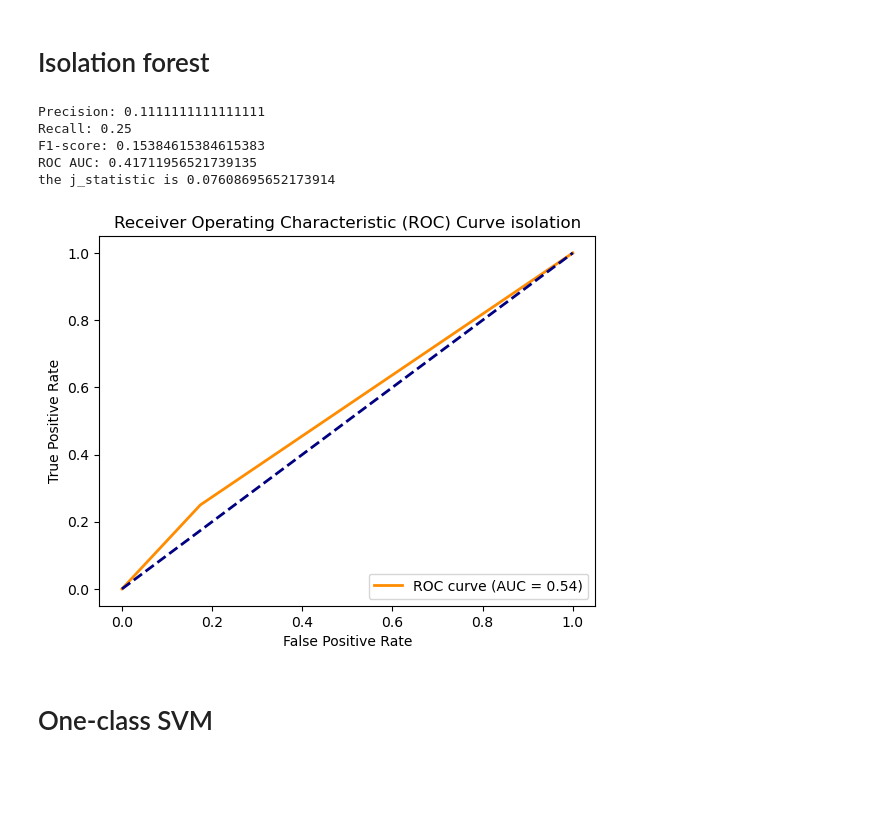
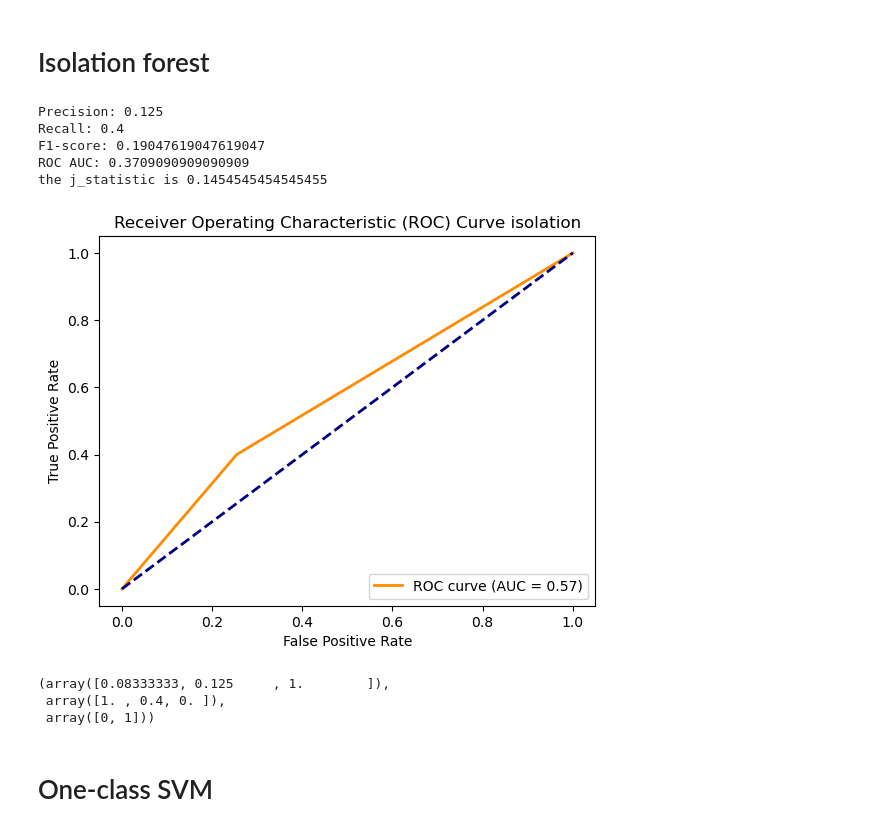
Before and after one commit to togetherthough/Deep-anomaly-detection-for-tracking-experiments-at-LHCb, a Jupyter notebook: notebook.ipynb, the cells around one changed output. Saved outputs shown, nothing was run; the diff lists cells and outputs as text; code cells hidden in the pictures; blank space fills up the shorter version.

```diff
--- a/notebook.ipynb
+++ b/notebook.ipynb
@@ -23,7 +23,7 @@ else:
 Eager execution is enabled.
 # %%
 df = pd.read_csv('SimData.csv')
-df = df.head(500)
+df = df.head(300)
 # %%
 #this gives us the duimension of the dataset we're working with.
 df.shape
@@ -57,26 +94,29 @@ train_normal_data = x_train.loc[train_index]
+# %%
+train_normal_data, x_train, y_train, x_test, y_test = get_normal_data(df)
 # %%
-#here I need to rescale the data as the featurea have different ranges
+def standardize_normalize(normal_train_data, test_data):
+    #here I need to rescale the data as the featurea have different ranges
 
 
-#Don't forget that testing data points represent real-world data.
-#Feature normalization (or data standardization) of the explanatory (or predictor) variables
-#is a technique used to center and normalise the data by subtracting the mean and dividing by the variance.
-#If you take the mean and variance of the whole dataset you'll be introducing future information
-#into the training explanatory variables (i.e. the mean and variance).
+    #Don't forget that testing data points represent real-world data.
+    #Feature normalization (or data standardization) of the explanatory (or predictor) variables
+    #is a technique used to center and normalise the data by subtracting the mean and dividing by the variance.
+    #If you take the mean and variance of the whole dataset you'll be introducing future information
+    #into the training explanatory variables (i.e. the mean and variance).
 
-#Therefore, you should perform feature normalisation over the training data.
-#Then perform normalisation on testing instances as well, but this time using the mean and variance
-#of training explanatory variables. In this way, we can test and evaluate
-#whether our model can generalize well to new, unseen data points.
+    #Therefore, you should perform feature normalisation over the training data.
+    #Then perform normalisation on testing instances as well, but this time using the mean and variance
+    #of training explanatory variables. In this way, we can test and evaluate
+    #whether our model can generalize well to new, unseen data points.
 
-#creating a scaler and decing which columns to process
-train_normal_data = (train_normal_data - train_normal_data.mean()) / train_normal_data.std()
-x_test = (x_test - train_normal_data.mean()) / train_normal_data.std()
+    #creating a scaler and decing which columns to process
+    normal_train_data = (normal_train_data - normal_train_data.mean()) / normal_train_data.std()
+    test_data = (test_data - normal_train_data.mean()) / normal_train_data.std()
 
-#now moving the data to a fixed range of values
-scaler = MinMaxScaler()
+    #now moving the data to a fixed range of values
+    scaler = MinMaxScaler()
 
-train_normal_data = scaler.fit_transform(train_normal_data)
-x_test = scaler.fit_transform(x_test)
+    normal_train_data = scaler.fit_transform(normal_train_data)
+    test_data = scaler.fit_transform(test_data)
 
-train_normal_data
+    return normal_train_data, test_data
@@ -97,3 +123,5 @@ array([[0.01044293, 0.64705882, 0.56781489, ..., 0.33526439, 0.23985024,
+# %%
+train_normal_data, x_test = standardize_normalize(train_normal_data, x_test)
 # %% [markdown]
 # Visualization
 # %%
@@ -617,40 +670,43 @@ scaler = MinMaxScaler()
 x_train = scaler.fit_transform(x_train)
 x_test = scaler.fit_transform(x_test)
 
 # trainig phase
 clf = IsolationForest(n_estimators=10000, max_samples='auto', contamination=0.2, random_state=42)
 clf.fit(X_train)
 
 anomaly_scores = clf.decision_function(X_test)
 
 
 y_pred = clf.predict(X_test)
 y_pred = [1 if pred == -1 else 0 for pred in y_pred]
 
 
 
 from sklearn.metrics import precision_score, recall_score, f1_score, roc_auc_score
 
 precision = precision_score(y_test, y_pred)
 recall = recall_score(y_test, y_pred)
 f1 = f1_score(y_test, y_pred)
 roc_auc = roc_auc_score(y_test, anomaly_scores)
 
 print("Precision:", precision)
 print("Recall:", recall)
 print("F1-score:", f1)
 print("ROC AUC:", roc_auc)
 
 
 plot_ROC(y_test, y_pred, "isolation")
-#precision_recall_curve(y_test, y_pred)
+precision_recall_curve(y_test, y_pred)
 # %% [output]
-Precision: 0.1111111111111111
-Recall: 0.25
-F1-score: 0.15384615384615383
-ROC AUC: 0.41711956521739135
-the j_statistic is 0.07608695652173914
+Precision: 0.125
+Recall: 0.4
+F1-score: 0.19047619047619047
+ROC AUC: 0.3709090909090909
+the j_statistic is 0.1454545454545455
-[figure, old version]
+[figure, new version]
+(array([0.08333333, 0.125     , 1.        ]),
+ array([1. , 0.4, 0. ]),
+ array([0, 1]))
 # %% [markdown]
 # One-class SVM
 # %%
```
Also changed, not shown: parts of 48 cells of this notebook, 9 other files.
